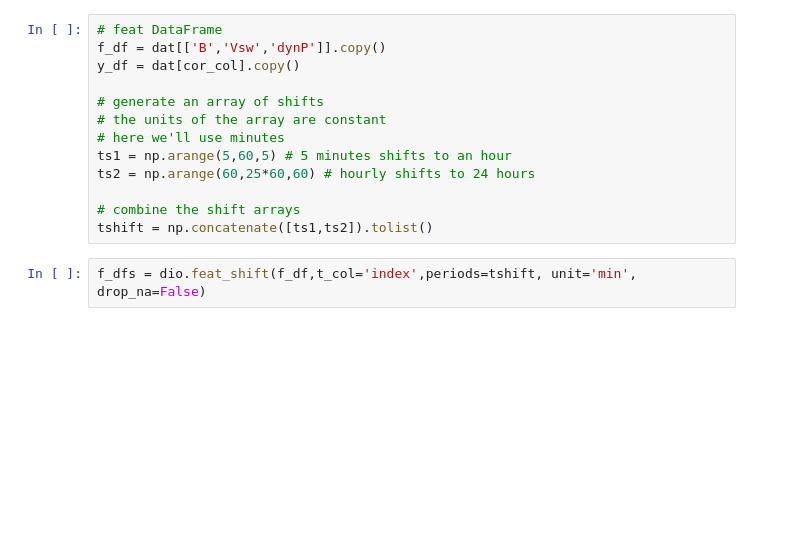
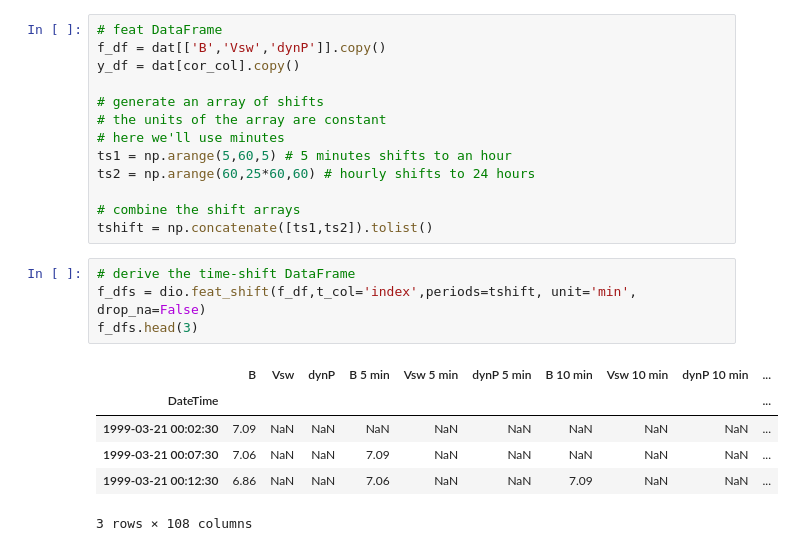
Before and after one commit to kylermurphy/ml_fw, a Jupyter notebook: Notebooks/Profile_cor.ipynb, the cells around one changed output. Cells and saved outputs as stored; diff of their text form; blank space fills up the shorter version.

```diff
--- a/Notebooks/Profile_cor.ipynb
+++ b/Notebooks/Profile_cor.ipynb
@@ -99,4 +99,13 @@ ts2 = np.arange(60,25*60,60) # hourly shifts to 24 hours
 # combine the shift arrays
 tshift = np.concatenate([ts1,ts2]).tolist()
 # %%
+# derive the time-shift DataFrame
 f_dfs = dio.feat_shift(f_df,t_col='index',periods=tshift, unit='min', drop_na=False)
+f_dfs.head(3)
+# %% [output]
+|  | B | Vsw | dynP | B 5 min | Vsw 5 min | dynP 5 min | B 10 min | Vsw 10 min | dynP 10 min | ... |
+| DateTime |  |  |  |  |  |  |  |  |  | ... |
+| 1999-03-21 00:02:30 | 7.09 | NaN | NaN | NaN | NaN | NaN | NaN | NaN | NaN | ... |
+| 1999-03-21 00:07:30 | 7.06 | NaN | NaN | 7.09 | NaN | NaN | NaN | NaN | NaN | ... |
+| 1999-03-21 00:12:30 | 6.86 | NaN | NaN | 7.06 | NaN | NaN | 7.09 | NaN | NaN | ... |
+3 rows × 108 columns
```
Also changed, not shown: parts of 6 cells of this notebook, 5 other files.
